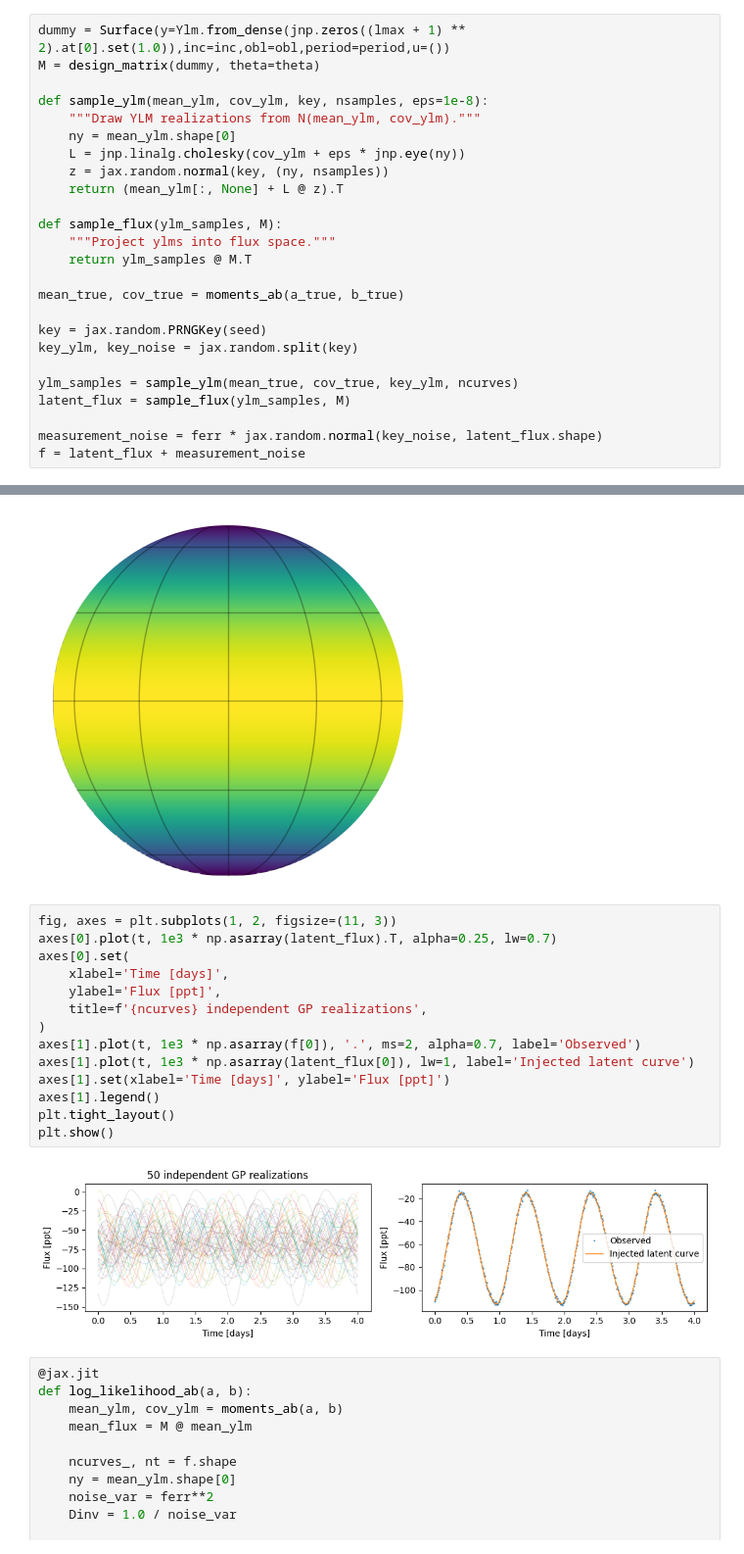
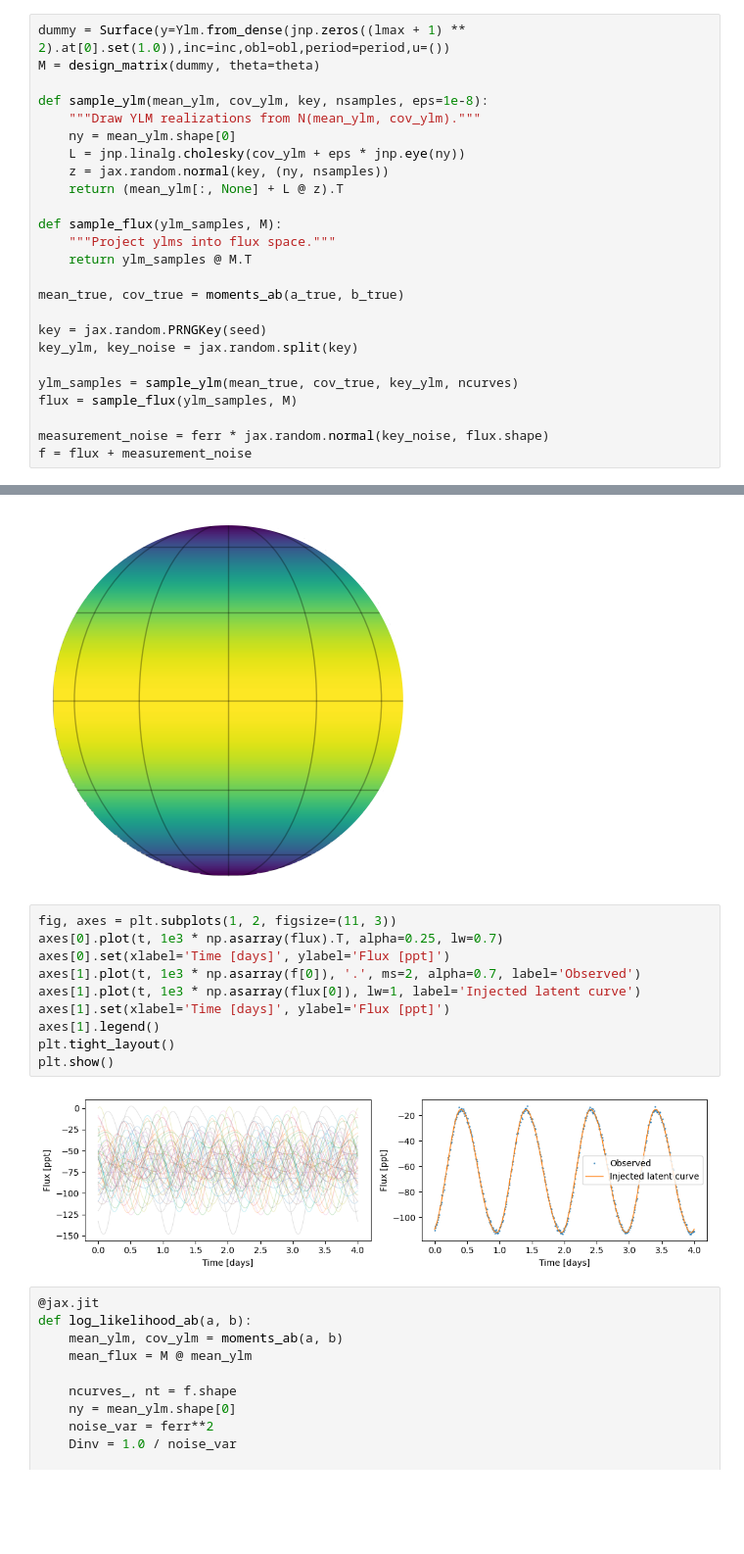
Before and after one commit to farr/StarryStarryProcessJaxoplanet, a Jupyter notebook: inferring_active_lats.ipynb, the cells around one changed output, grey strips where cells are left out. Shown at 98% size. Drawn from its saved outputs; the diff is of its cells as text; blank space fills up the shorter version.

```diff
--- a/inferring_active_lats.ipynb
+++ b/inferring_active_lats.ipynb
@@ -276,30 +274,26 @@ key = jax.random.PRNGKey(seed)
 key_ylm, key_noise = jax.random.split(key)
 
 ylm_samples = sample_ylm(mean_true, cov_true, key_ylm, ncurves)
-latent_flux = sample_flux(ylm_samples, M)
+flux = sample_flux(ylm_samples, M)
 
-measurement_noise = ferr * jax.random.normal(key_noise, latent_flux.shape)
-f = latent_flux + measurement_noise
+measurement_noise = ferr * jax.random.normal(key_noise, flux.shape)
+f = flux + measurement_noise
 # %%
 show_surface(mean_ylm)
 # %% [output]
 [figure]
 # %%
 fig, axes = plt.subplots(1, 2, figsize=(11, 3))
-axes[0].plot(t, 1e3 * np.asarray(latent_flux).T, alpha=0.25, lw=0.7)
-axes[0].set(
-    xlabel='Time [days]',
-    ylabel='Flux [ppt]',
-    title=f'{ncurves} independent GP realizations',
-)
+axes[0].plot(t, 1e3 * np.asarray(flux).T, alpha=0.25, lw=0.7)
+axes[0].set(xlabel='Time [days]', ylabel='Flux [ppt]')
 axes[1].plot(t, 1e3 * np.asarray(f[0]), '.', ms=2, alpha=0.7, label='Observed')
-axes[1].plot(t, 1e3 * np.asarray(latent_flux[0]), lw=1, label='Injected latent curve')
+axes[1].plot(t, 1e3 * np.asarray(flux[0]), lw=1, label='Injected latent curve')
 axes[1].set(xlabel='Time [days]', ylabel='Flux [ppt]')
 axes[1].legend()
 plt.tight_layout()
 plt.show()
 # %% [output]
-[figure, old version]
+[figure, new version]
 # %%
 @jax.jit
 def log_likelihood_ab(a, b):
```
Also changed, not shown: parts of 2 cells of this notebook, 1 other file.
